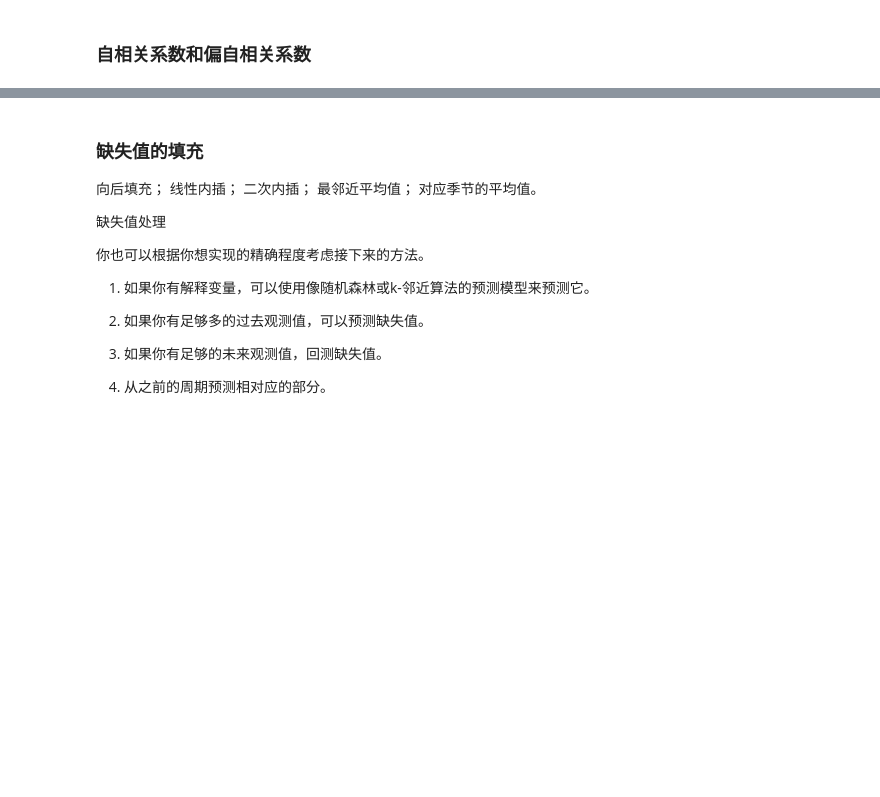
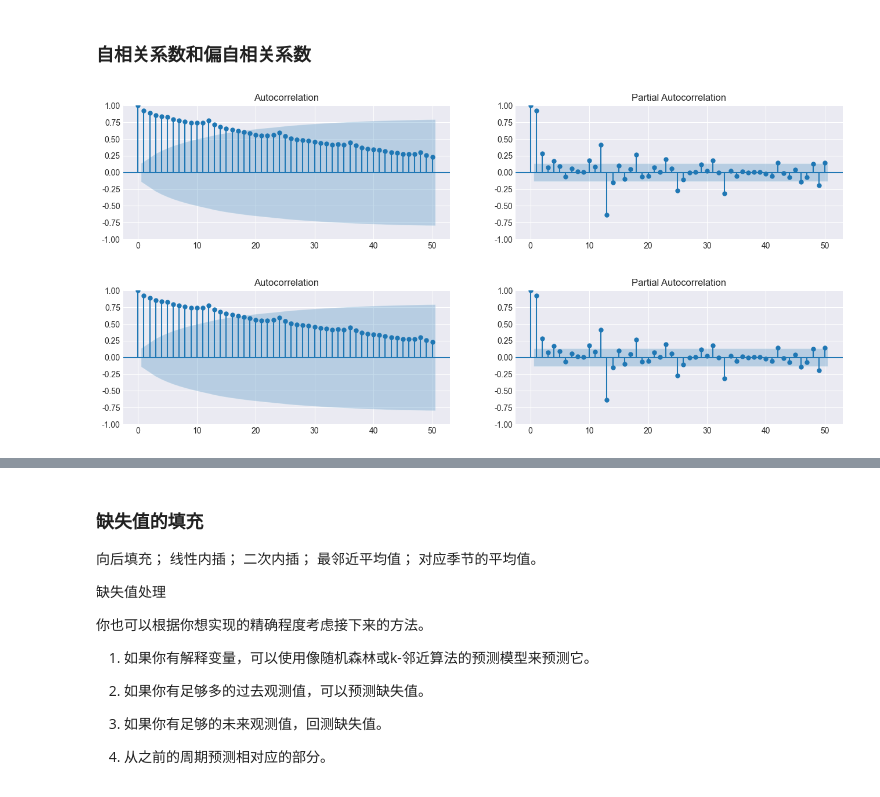
Before and after one commit to moonchildink/machine_learning, a Jupyter notebook: tsa.ipynb, the cells around one changed output, grey strips where cells are left out. Saved outputs shown, nothing was run; the diff lists cells and outputs as text; code cells hidden in the pictures; blank space fills up the shorter version.

```diff
--- a/tsa.ipynb
+++ b/tsa.ipynb
@@ -249,14 +249,17 @@ autocorrelation_plot(df)
 # %%
 from statsmodels.tsa.stattools import acf, pacf
 from statsmodels.graphics.tsaplots import plot_acf, plot_pacf
 
 df = pd.read_csv('https://raw.githubusercontent.com/selva86/datasets/master/a10.csv')
 
 # Calculate ACF and PACF upto 50 lags
-# acf_50 = acf(df.value, nlags=50)
+# acf_50 = acf(df.value, nlags=200)
 # pacf_50 = pacf(df.value, nlags=50)
 
 # Draw Plot
 fig, axes = plt.subplots(1, 2, figsize=(16, 3), dpi=100)
-plot_acf(df.value.tolist(), lags=50, ax=axes[0])
-plot_pacf(df.value.tolist(), lags=50, ax=axes[1])
+plot_acf(df.value.values, lags=50, ax=axes[0])
+plot_pacf(df.value.values, lags=50, ax=axes[1])
+# %% [output]
+[figure, added]
+[figure, added]
```
Also changed, not shown: parts of 7 cells of this notebook, 3 other files.
